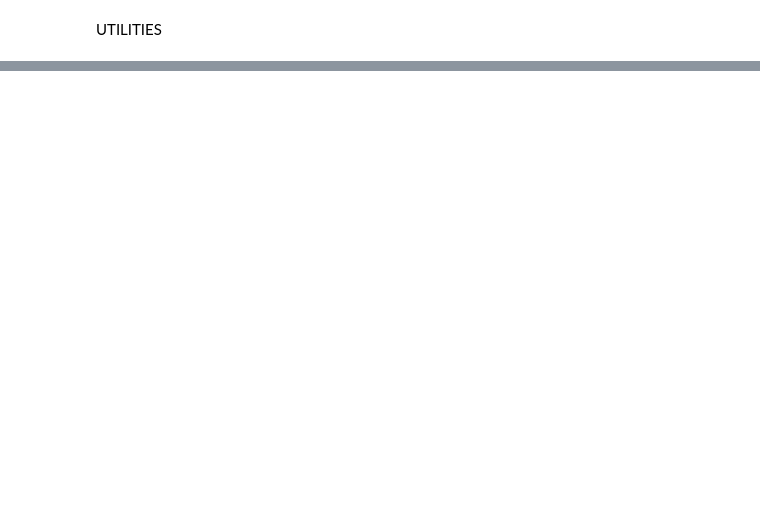
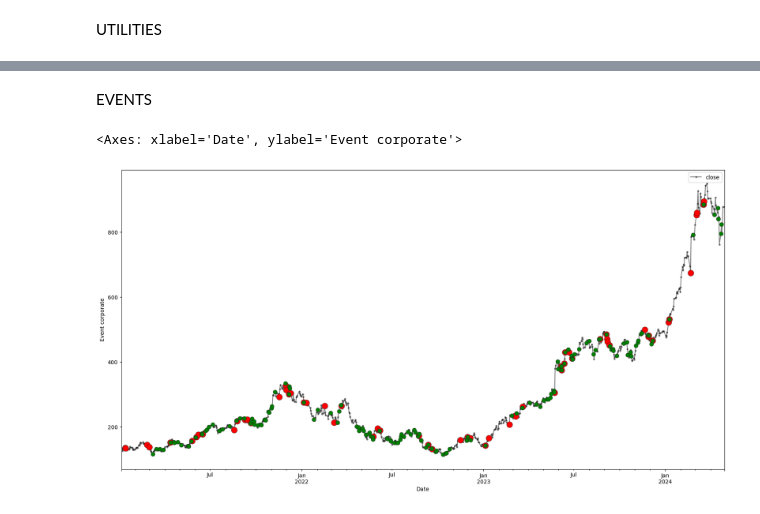
Before and after one commit to THEWhiteArrow/ml-general-stock-predictions, a Jupyter notebook: nsp/nsp/eda/eda.ipynb, the cells around one changed output, grey strips where cells are left out. Drawn from its saved outputs; the diff is of its cells as text; code cells hidden in the pictures; blank space fills up the shorter version.

```diff
--- a/nsp/nsp/eda/eda.ipynb
+++ b/nsp/nsp/eda/eda.ipynb
@@ -257,0 +309,42 @@ The `ci` parameter is deprecated. Use `errorbar=('ci', False)` for the same effe
+# %% [markdown]
+EVENTS
+# %%
+fig_1 = plt.figure(figsize=(20,10))
+
+stock_close.plot(
+    style=".-",
+    ax=fig_1.gca(),
+    color="black",
+    alpha=0.5,
+    markeredgecolor="0.25",
+    markeredgewidth=0.5,
+    ylabel="Close Price",
+    legend=True,
+)
+
+events_recent_presentation = events_presentation[f"{datetime.now().year - STOCK_RECENT_YEARS}":]
+events_recent_corporate = events_corporate[f"{datetime.now().year - STOCK_RECENT_YEARS}":]
+
+events_presentation.join(stock_close, how="inner")["close"].plot(
+    style=".",
+    color="red",
+    markersize=22,
+    markeredgecolor="0.15",
+    markeredgewidth=0.5,
+    ylabel="Event presentation",
+    ax=fig_1.gca(),
+)
+
+
+events_recent_corporate.join(stock_close, how="inner")["close"].plot(
+    style=".",
+    color="green",
+    markersize=15,
+    markeredgecolor="0.15",
+    markeredgewidth=0.5,
+    ylabel="Event corporate",
+    ax=fig_1.gca(),
+)
+# %% [output]
+<Axes: xlabel='Date', ylabel='Event corporate'>
+[figure, added]
```
Also changed, not shown: parts of 11 cells of this notebook, 5 other files.
